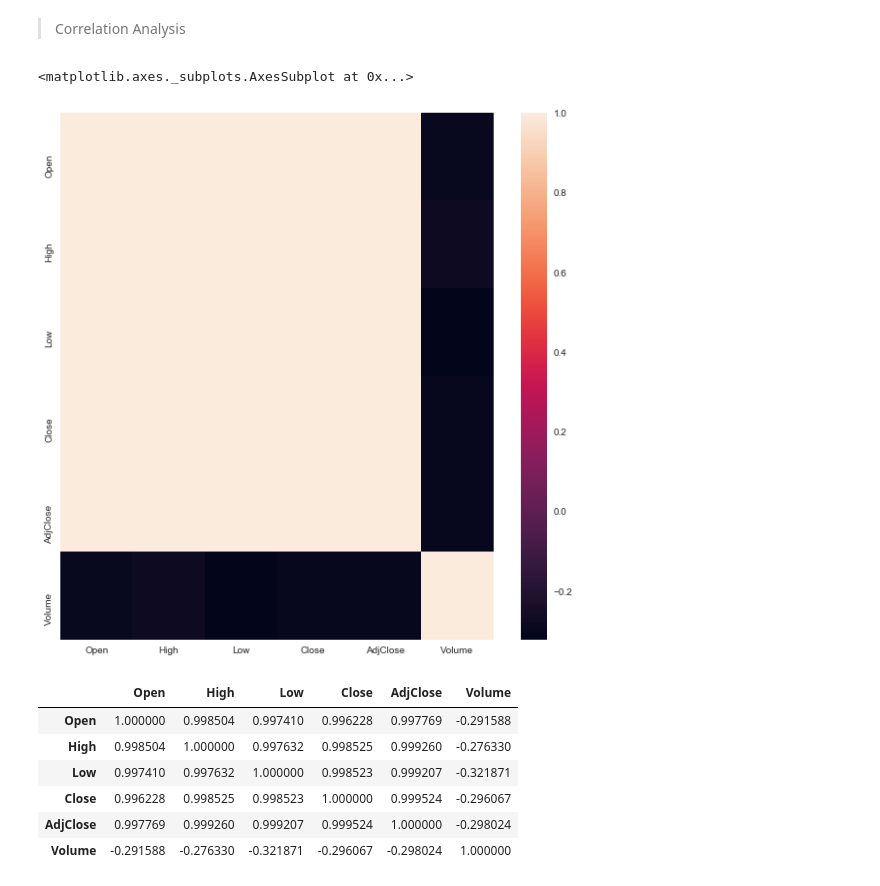
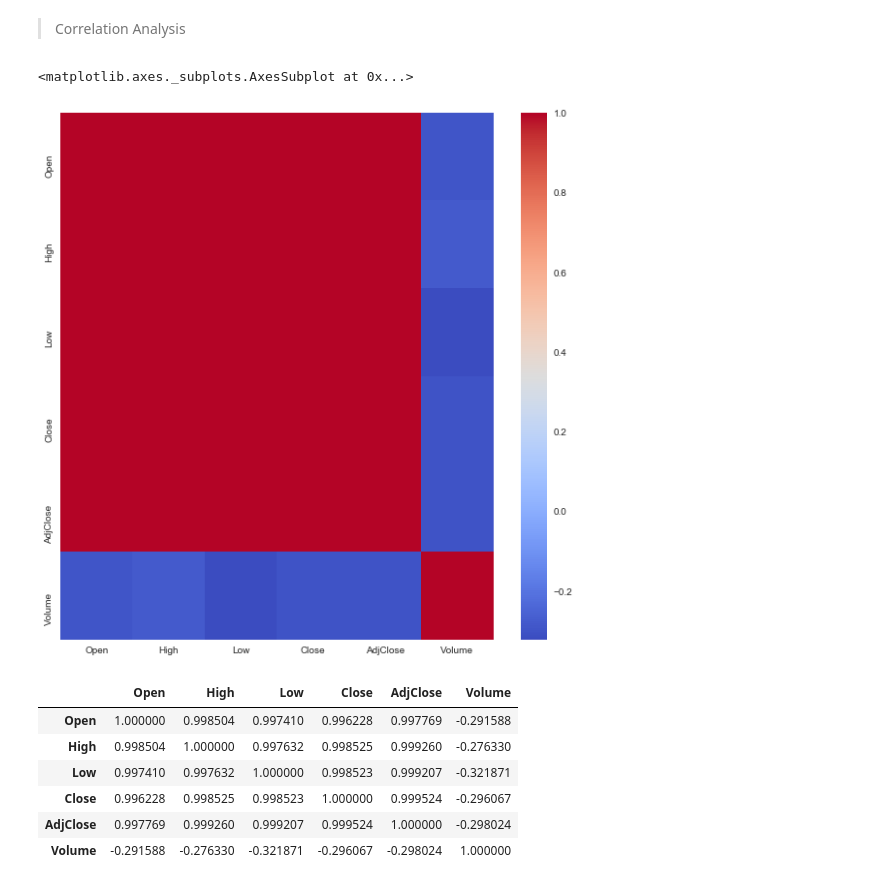
Before and after one commit to abhijeetjain101/Data-Science-Projects, a Jupyter notebook: RSI and MACD on TATA Motors Stock Data.ipynb, the cells around one changed output. Cells and saved outputs as stored; diff of their text form; code cells hidden in the pictures.

```diff
--- a/RSI and MACD on TATA Motors Stock Data.ipynb
+++ b/RSI and MACD on TATA Motors Stock Data.ipynb
@@ -118,14 +125,14 @@ for i, col_list in enumerate(Column_List):
 # %%
 # Check for factors responsible in overall volume trade
 fig, ax = plt.subplots (figsize = (10, 10))
 corr_matrix = df.corr() # Perform default correlation using Pearson Method
 
 # Plot the correlation matrix in a heatmap to understand better
 sns.heatmap(corr_matrix, xticklabels = corr_matrix.columns.values,
-            yticklabels = corr_matrix.columns.values)
+            yticklabels = corr_matrix.columns.values,cmap = 'coolwarm')
 # %% [output]
 <matplotlib.axes._subplots.AxesSubplot at 0x...>
-[figure, old version]
+[figure, new version]
 # %%
 # View the matrix in a table to identify the numerical values of strengths
 corr_matrix
```
Also changed, not shown: parts of 6 cells of this notebook.
